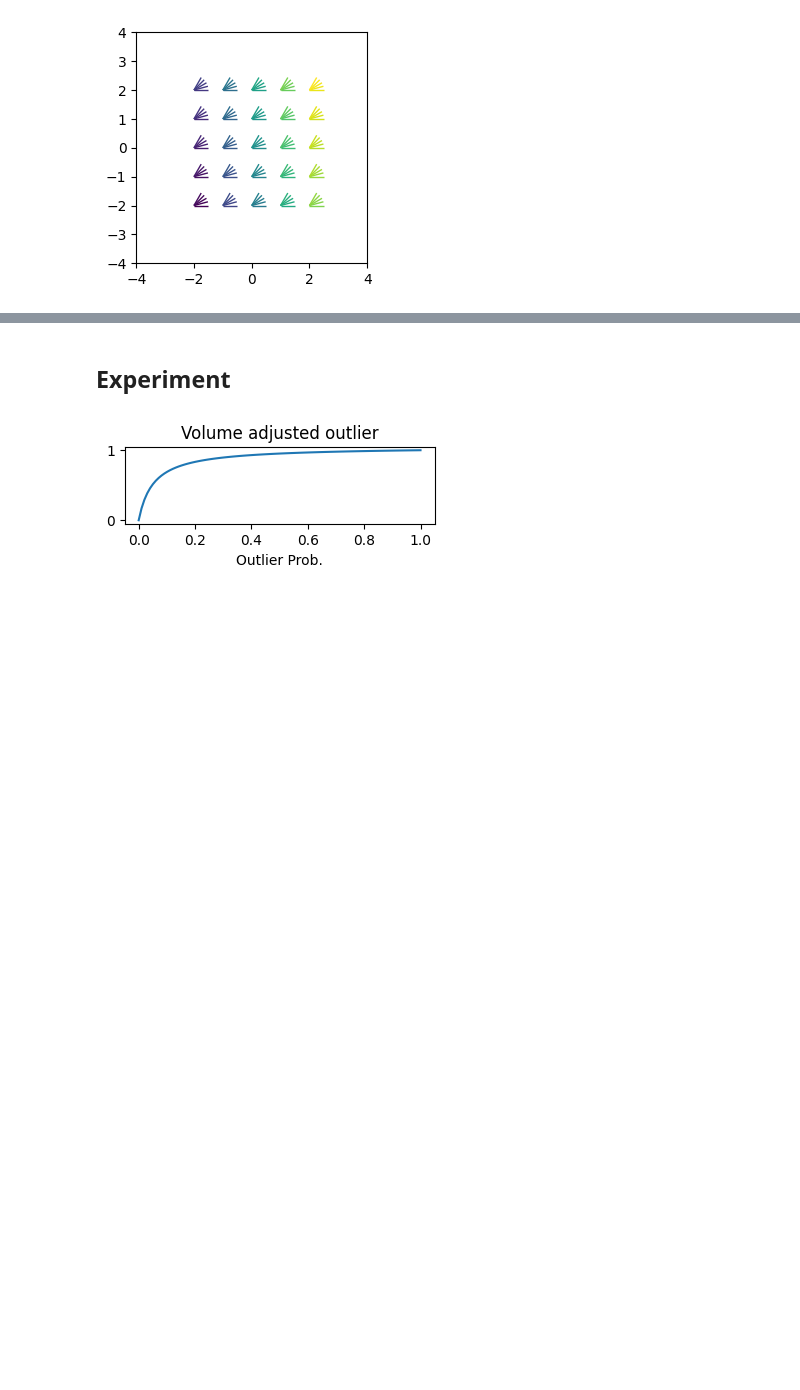
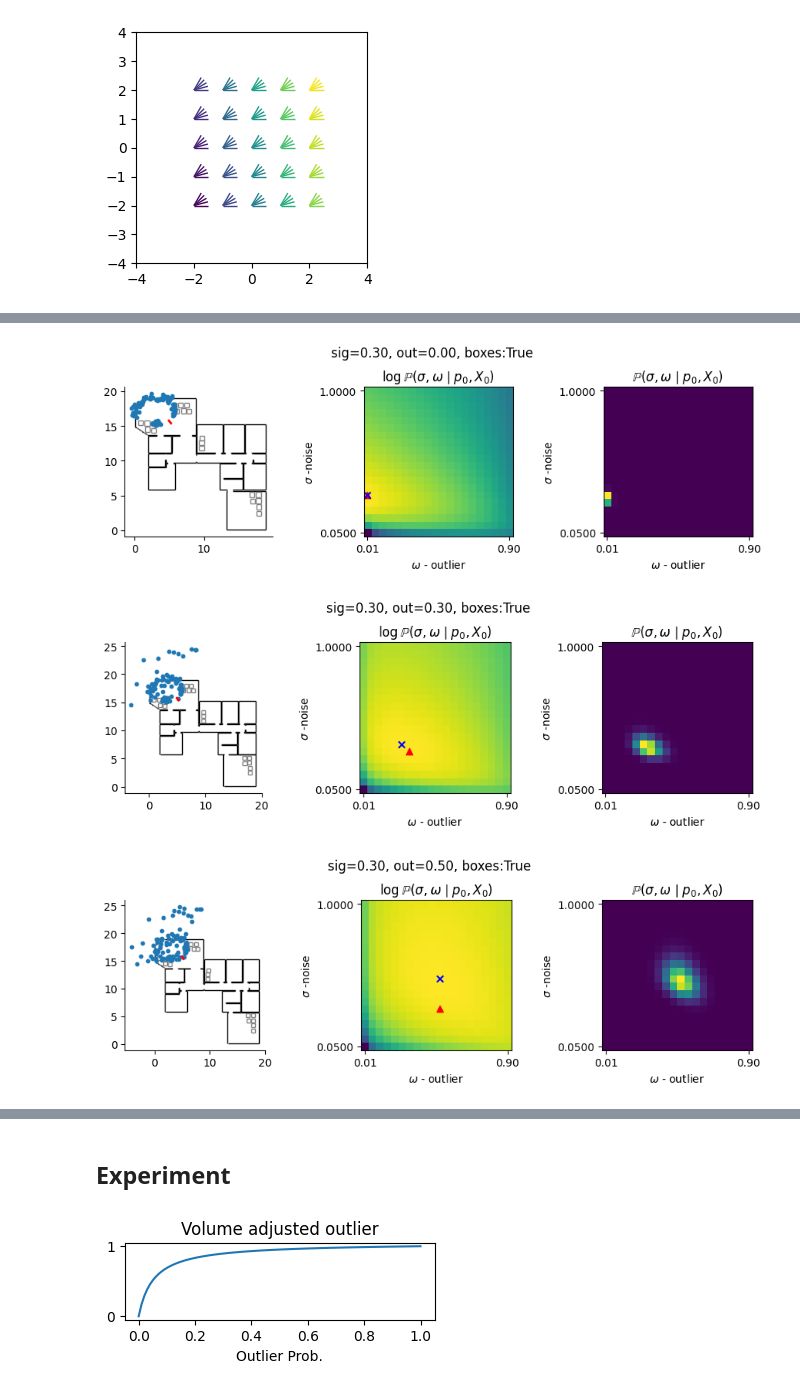
Before and after one commit to probcomp/chi-sight-mkl, a Jupyter notebook: notebooks/22 - Hierarchical Sensor Model - Teaching.ipynb, the cells around one changed output, grey strips where cells are left out. Saved outputs shown, nothing was run; the diff lists cells and outputs as text; code cells hidden in the pictures; blank space fills up the shorter version.

```diff
--- a/notebooks/22 - Hierarchical Sensor Model - Teaching.ipynb
+++ b/notebooks/22 - Hierarchical Sensor Model - Teaching.ipynb
@@ -589,0 +514,9 @@ plot_poses(vs, sc, linewidth=1)
+# %%
+t0 = 40
+use_boxes = True
+for sig0, out0 in [(0.3,0.0),(0.3,0.3),(0.3,0.5)]:
+    sensor_posterior_experiment(key, t0, sig0, out0, use_boxes)
+# %% [output]
+[figure, added]
+[figure, added]
+[figure, added]
```
Also changed, not shown: parts of 53 cells of this notebook, 1 other file.
